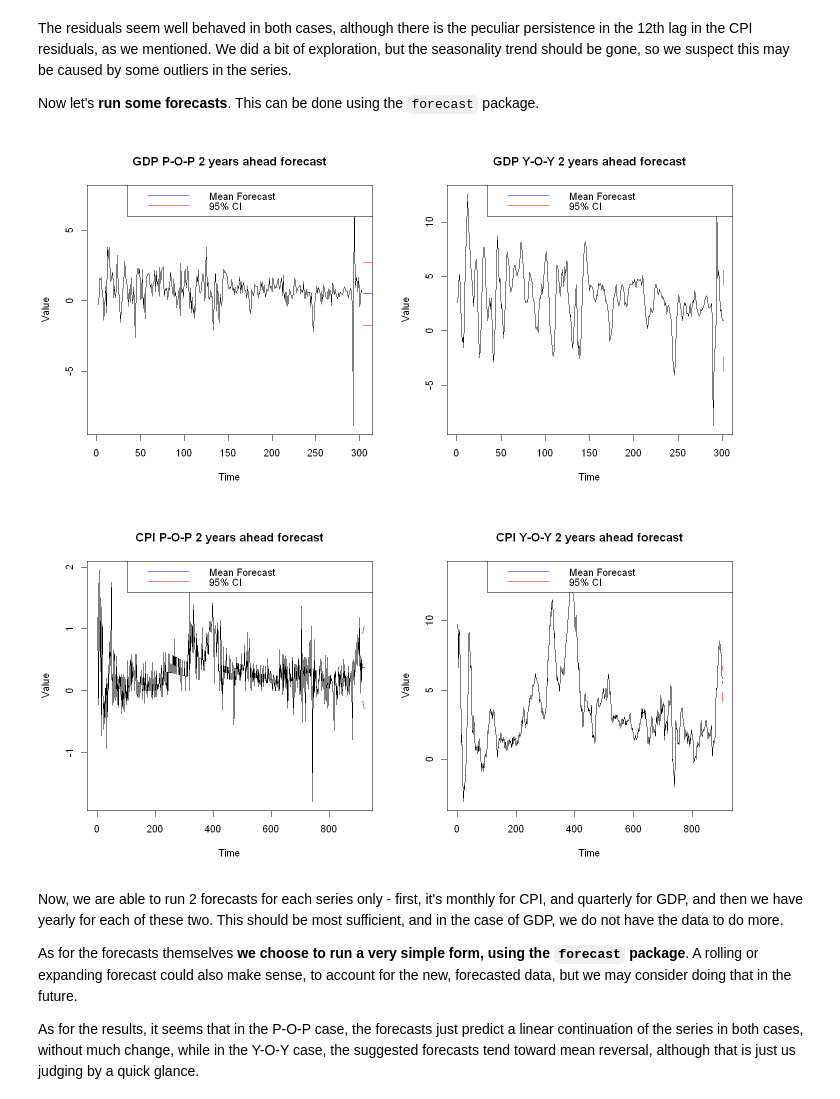
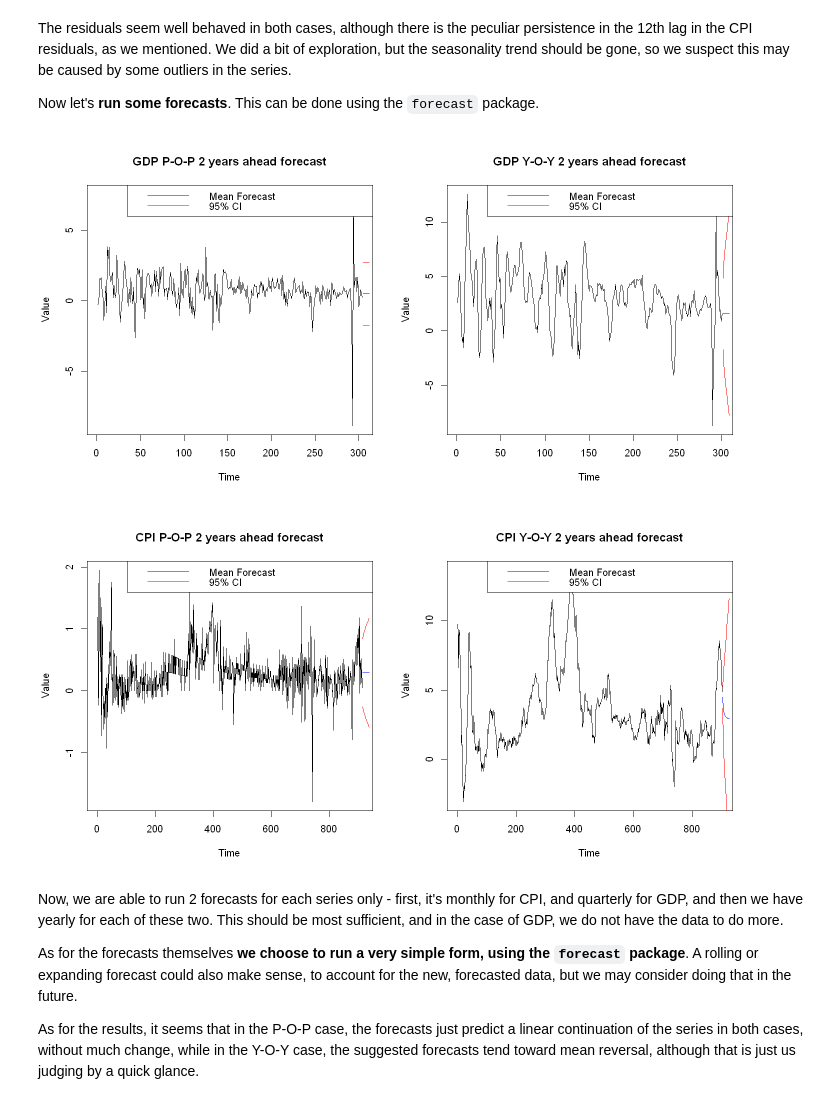
Before and after one commit to PetrCala/macro_tools_term_paper, a Jupyter notebook: code/cala_termpaper_main.ipynb, the cells around one changed output. Drawn from its saved outputs; the diff is of its cells as text; code cells hidden in the pictures.

```diff
--- a/code/cala_termpaper_main.ipynb
+++ b/code/cala_termpaper_main.ipynb
@@ -115,8 +112,8 @@ We can **check the data for stationarity, structural breaks, and order of integr
 # %%
 # Run various structural checks using a compact function (for details see the source R script)
 par(mfrow=c(2,2))
-runStructuralChecks(gdp_log, "quarterly GDP", print_plots=F)
-runStructuralChecks(cpi_log, "monthly CPI", print_plots=F)
+# runStructuralChecks(gdp_log, "quarterly GDP", print_plots=F) # Commented for the sake of script performance
+# runStructuralChecks(cpi_log, "monthly CPI", print_plots=F)
 # %% [output]
 [1] "Running structural checks for quarterly GDP"
 [1] "Testing for breakpoints..."
@@ -176,5 +185,5 @@ With these data, we can take a look at any potential remaining seasonal effects
 # %%
 # Run various structural checks using a compact function (for details see the source R script)
 par(mfrow=c(2,2))
-runStructuralChecks(gdp_pop_change, "quarterly GDP")
-runStructuralChecks(cpi_pop_change, "monthly CPI")
+# runStructuralChecks(gdp_pop_change, "quarterly GDP") # Commented for the sake of performance
+# runStructuralChecks(cpi_pop_change, "monthly CPI")
@@ -386,18 +364,18 @@ Now let's **run some forecasts**. This can be done using the `forecast` package.
 # %%
 ## Forecast 2 years ahead
 
 # Forecast GDP
 par(mfrow = c(1,2))
-gdp_pop_forecast <- forecastData(gdp_pop_change, periods=24, date_frequency="month", series_name="GDP P-O-P")
-gdp_yoy_forecast <- forecastData(gdp_yoy_change, periods=2, date_frequency="year", series_name="GDP Y-O-Y")
+gdp_pop_forecast <- forecastData(gdp_pop_change, periods=8, date_frequency="quarter", series_name="GDP P-O-P")
+gdp_yoy_forecast <- forecastData(gdp_yoy_change, periods=8, date_frequency="quarter", series_name="GDP Y-O-Y")
 
 # Forecast CPI
 par(mfrow = c(1,2))
-cpi_pop_forecast <- forecastData(cpi_pop_change, periods=8, date_frequency="quarter", series_name="CPI P-O-P")
-cpi_yoy_forecast <- forecastData(cpi_yoy_change, periods=2, date_frequency="year", series_name="CPI Y-O-Y")
+cpi_pop_forecast <- forecastData(cpi_pop_change, periods=24, date_frequency="month", series_name="CPI P-O-P")
+cpi_yoy_forecast <- forecastData(cpi_yoy_change, periods=24, date_frequency="month", series_name="CPI Y-O-Y")
 # %% [output]
-[figure, old version]
+[figure, new version]
-[figure, old version]
+[figure, new version]
 # %% [markdown]
 Now, we are able to run 2 forecasts for each series only - first, it's monthly for CPI, and quarterly for GDP, and then we have yearly for each of these two. This should be most sufficient, and in the case of GDP, we do not have the data to do more.
 
```
Also changed, not shown: parts of 21 cells of this notebook.
